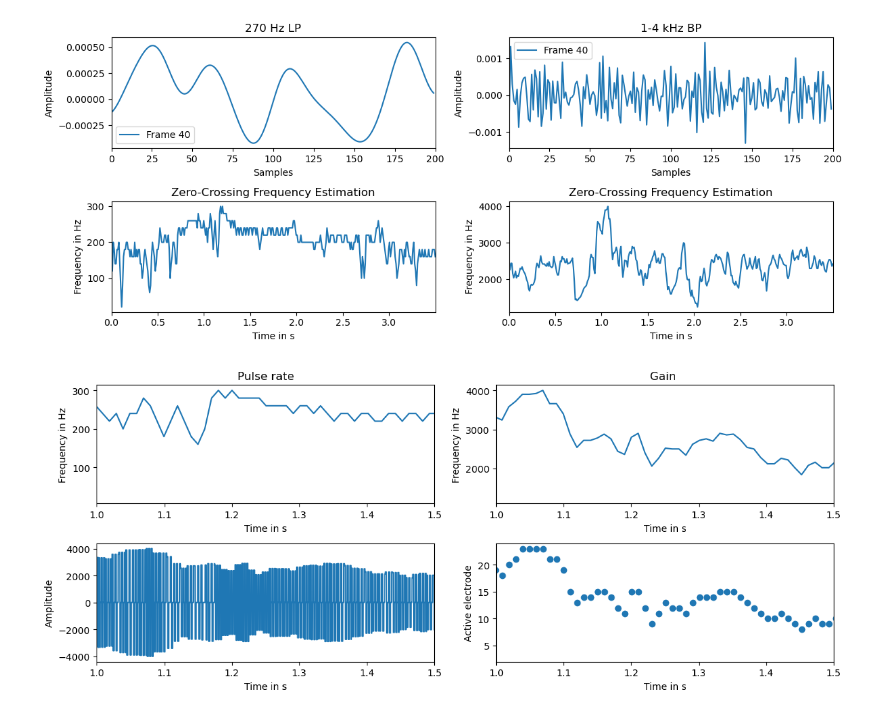
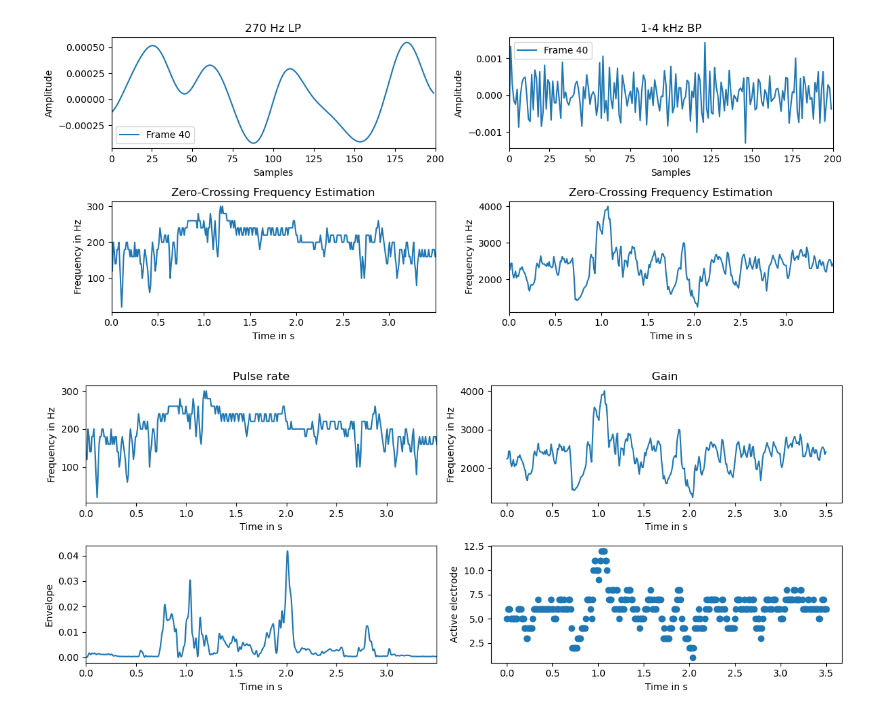
Before and after one commit to stegsoph/cochlear-speech-coding, a Jupyter notebook: Code/Speech Coding for Cochlear Implants.ipynb, the cells around one changed output. Cells and saved outputs as stored; diff of their text form; code cells hidden in the pictures.

Commit message:
Einhüllende für Skalierung der biphasic pulses

```diff
--- a/Code/Speech Coding for Cochlear Implants.ipynb
+++ b/Code/Speech Coding for Cochlear Implants.ipynb
@@ -216,9 +216,9 @@ for (i,a) in enumerate(ax)
     a.set_xticklabels([])
     #a.set_yticklabels([])
     #a.set_ylim([-0.2,0.2])
-    a.plot(time,filter_output[i,:], color = colors[mod1(i,2)])
+    a.plot(time,filter_output[5-i,:], color = colors[mod1(5-i,2)])
     a.set_xlim([0,last(time)])
-    a.set_ylabel(string("Electrode ", i))
+    a.set_ylabel(string("Electrode ", 5-i))
 end
 
 for i in 2:4
@@ -393,46 +393,103 @@ electrodes = []
 
 N_total = convert(Int,ceil(length(audio)/number_frames))
 N_period_vec = convert.( Int, round.( Fs ./ F0_ZC ) )
-N_pulse = convert(Int, round(3e-3* Fs))
+N_pulse = convert(Int, round(2e-3* Fs))
 
-N_electrodes = 22
-frequency_spacing = collect(1e3:(4e3-1e3)/N_electrodes :4e3);
+N_electrodes = 12
+delta_freq = (4e3-1e3)/(N_electrodes)
+frequency_spacing = collect( range(1e3+delta_freq,4e3,length = N_electrodes) );
 
-for i in 1:number_frames
-     N_period = N_period_vec[i]
-     append!(pulses, F2_ZC[i].*biphasic_pulse(N_total,N_pulse,N_period) )
-     number_electrode = findall( F2_ZC[i] .<= frequency_spacing )
-     append!(electrodes, minimum( number_electrode ) )
+electrode_signal = zeros(N_electrodes,length(audio))
+
+for idx_frame in 1:number_frames
+
+    idx_begin = (idx_frame-1)*N_total+1
+    idx_end = min(length(audio),idx_begin+N_total-1)
+    idx_diff = idx_end-idx_begin
+
+    N_period = N_period_vec[idx_frame]
+    pulse_frame = biphasic_pulse(N_total,N_pulse,N_period)
+    pulse_frame = rect_low[idx_begin : idx_end].*pulse_frame[1:idx_diff+1]
+
+    append!(pulses, pulse_frame)
+
+    number_electrode = findall( F2_ZC[idx_frame] .<= frequency_spacing )
+    append!(electrodes, minimum( number_electrode ) )
+
+    electrode_signal[minimum( number_electrode ) , idx_begin : idx_end] = pulse_frame
+
 end
-pulses = pulses[1:length(audio)]
+
+##----------------------------------------------------------------------##
+# Plots
+##----------------------------------------------------------------------##
 
 figure(figsize=(12,5))
 subplot(2,2,1)
 plot(time_frames,F0_ZC)
-xlim([1,1.5])
+xlim([0,last(time)])
 xlabel("Time in s")
 ylabel("Frequency in Hz")
 title("Pulse rate")
 
 subplot(2,2,2)
 plot(time_frames,F2_ZC)
-xlim([1,1.5])
 xlabel("Time in s")
 ylabel("Frequency in Hz")
 title("Gain ")
 
 subplot(2,2,3)
-plot_audio(time,pulses)
-xlim([1,1.5])
+plot_audio(time,rect_low)
+ylabel("Envelope")
 tight_layout()
 
 subplot(2,2,4)
 scatter(time_frames,electrodes)
-xlim([0,last(time_frames)])
 xlabel("Time in s")
 ylabel("Active electrode")
-xlim([1,1.5])
 
 tight_layout()
+
+figure(figsize=(15,4))
+plot_audio(time,pulses)
+title("Close-up of pulse train")
+xlim([0.8,1.1])
+
+##----------------------------------------------------------------------##
+# Plot electrodes
+##----------------------------------------------------------------------##
+title_str = ["270 Hz LP", "1-4 kHz BP"]
+figure(figsize=(12,5))
+subplot(2,1,1)
+plot_spectrogram(filter_output[1,:], Fs)
+ylim([0,1000])
+title(title_str[1])
+subplot(2,1,2)
+plot_spectrogram(filter_output[2,:], Fs)
+title(title_str[2])
+
+tight_layout()
+figure(figsize=(10.5,6))
+ax = [plt.subplot(N_electrodes,1,i) for i in (1:N_electrodes)]
+colors = ["royalblue", "crimson"]
+
+for (i,a) in enumerate(ax)
+    if a != last(ax)
+        a.set_xticklabels([])
+    end
+    a.set_ylim([-0.05,0.05])
+    a.set_yticklabels([])
+    a.plot(time,electrode_signal[N_electrodes+1-i,:], color = colors[mod1(N_electrodes+1-i,2)])
+    a.set_xlim([0,last(time)])
+    a.set_ylabel(string(N_electrodes+1-i))
+end
+last(ax).set_xlabel("Time in s")
+for i in 2:N_electrodes
+    down_side = ax[i-1].spines["bottom"]
+    down_side.set_visible(false)
+    up_side = ax[i].spines["top"]
+    up_side.set_visible(false)
+end
+plt.subplots_adjust(wspace=0, hspace=0)
 # %% [output]
-[figure, old version]
+[figure, new version]
```
Also changed, not shown: parts of 6 cells of this notebook, 1 other file.
